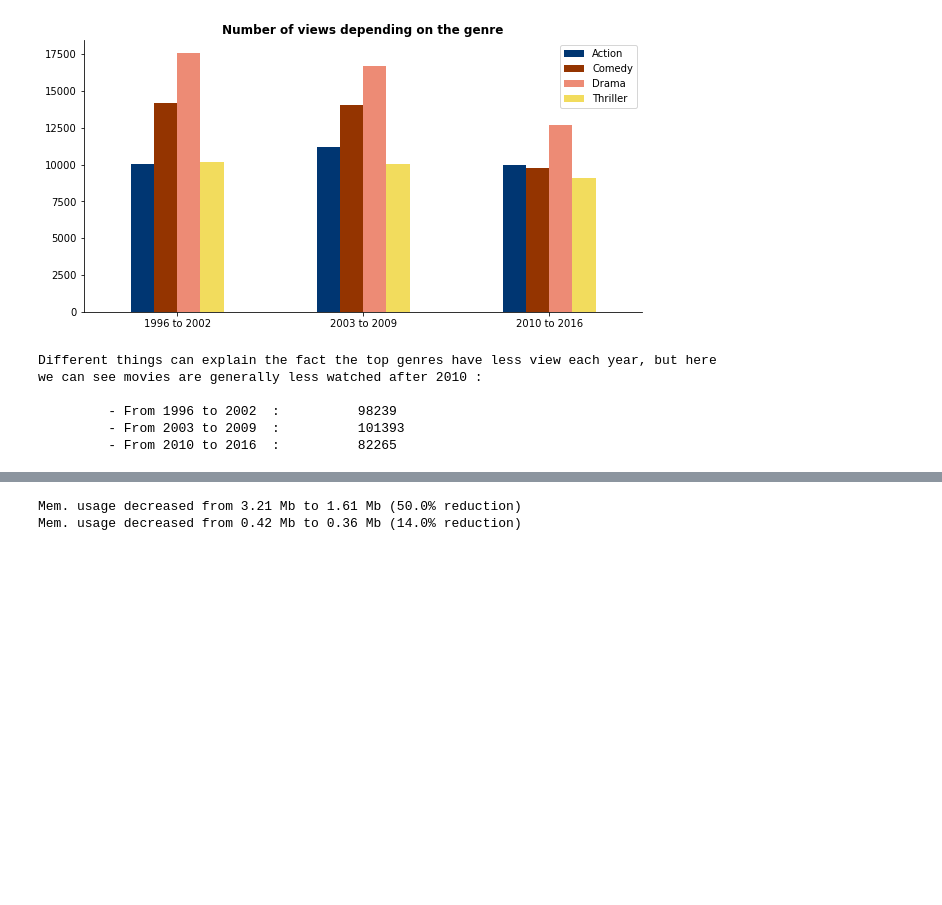
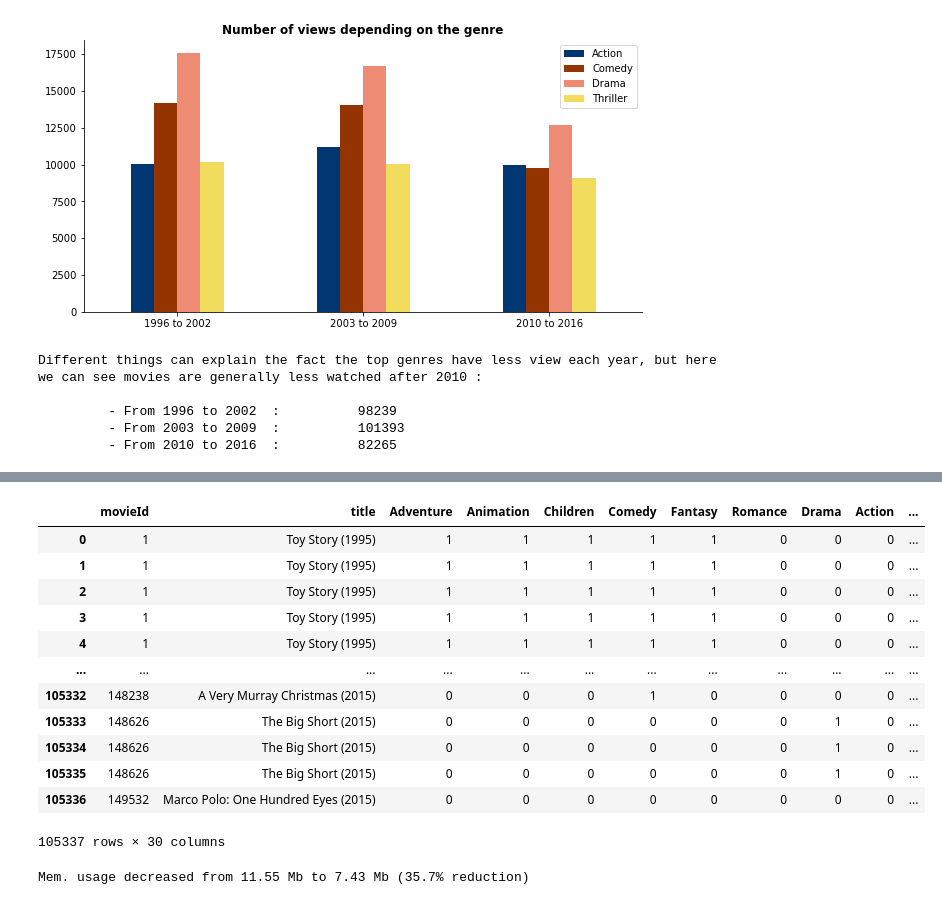
Before and after one commit to Brice-Vergnou/movie_recommendation, a Jupyter notebook: eda.ipynb, the cells around one changed output, grey strips where cells are left out. Saved outputs shown, nothing was run; the diff lists cells and outputs as text; code cells hidden in the pictures; blank space fills up the shorter version.

```diff
--- a/eda.ipynb
+++ b/eda.ipynb
@@ -265,3 +263,14 @@ movie_df.Year = movie_df.Year.astype('int64')
+# %%
+for id in movie_df.index:
+    movie_df.at[id, "mean_rating"] = round(ratings_df[ratings_df.movieId == id].rating.mean(), 2)
+    movie_df.at[id, "reviews_count"] = ratings_df[ratings_df.movieId == id].shape[0]
+movie_df.reviews_count = movie_df.reviews_count.astype('int64')
+# %%
+ratings_df["review_Year"] = ratings_df.timestamp.dt.strftime("%Y")
+ratings_df["review_Month"] = ratings_df.timestamp.dt.strftime("%m")
+ratings_df["review_Day"] = ratings_df.timestamp.dt.strftime("%d")
+ratings_df["review_week_day"]= ratings_df.timestamp.dt.weekday
+ratings_df.drop(columns="timestamp",inplace=True)
 # %%
 def reduce_memory_usage(df, verbose=True):
     numerics = ["int8", "int16", "int32", "int64", "float16", "float32", "float64"]
@@ -302,9 +311,3 @@ def reduce_memory_usage(df, verbose=True):
             )
         )
     return df
-# %%
-ratings_df = reduce_memory_usage(ratings_df)
-movie_df = reduce_memory_usage(movie_df)
-# %% [output]
-Mem. usage decreased from 3.21 Mb to 1.61 Mb (50.0% reduction)
-Mem. usage decreased from 0.42 Mb to 0.36 Mb (14.0% reduction)
@@ -313,0 +314,22 @@ movie_df.to_csv("data/movie.csv")
+# %%
+dataset = movie_df.merge(ratings_df,on="movieId")
+# %%
+dataset
+# %% [output]
+|  | movieId | title | Adventure | Animation | Children | Comedy | Fantasy | Romance | Drama | Action | ... |
+| 0 | 1 | Toy Story (1995) | 1 | 1 | 1 | 1 | 1 | 0 | 0 | 0 | ... |
+| 1 | 1 | Toy Story (1995) | 1 | 1 | 1 | 1 | 1 | 0 | 0 | 0 | ... |
+| 2 | 1 | Toy Story (1995) | 1 | 1 | 1 | 1 | 1 | 0 | 0 | 0 | ... |
+| 3 | 1 | Toy Story (1995) | 1 | 1 | 1 | 1 | 1 | 0 | 0 | 0 | ... |
+| 4 | 1 | Toy Story (1995) | 1 | 1 | 1 | 1 | 1 | 0 | 0 | 0 | ... |
+| ... | ... | ... | ... | ... | ... | ... | ... | ... | ... | ... | ... |
+| 105332 | 148238 | A Very Murray Christmas (2015) | 0 | 0 | 0 | 1 | 0 | 0 | 0 | 0 | ... |
+| 105333 | 148626 | The Big Short (2015) | 0 | 0 | 0 | 0 | 0 | 0 | 1 | 0 | ... |
+| 105334 | 148626 | The Big Short (2015) | 0 | 0 | 0 | 0 | 0 | 0 | 1 | 0 | ... |
+| 105335 | 148626 | The Big Short (2015) | 0 | 0 | 0 | 0 | 0 | 0 | 1 | 0 | ... |
+| 105336 | 149532 | Marco Polo: One Hundred Eyes (2015) | 0 | 0 | 0 | 0 | 0 | 0 | 0 | 0 | ... |
+105337 rows × 30 columns
+# %%
+data = reduce_memory_usage(dataset)
+# %% [output]
+Mem. usage decreased from 11.55 Mb to 7.43 Mb (35.7% reduction)
```
Also changed, not shown: parts of 7 cells of this notebook, 3 other files.
